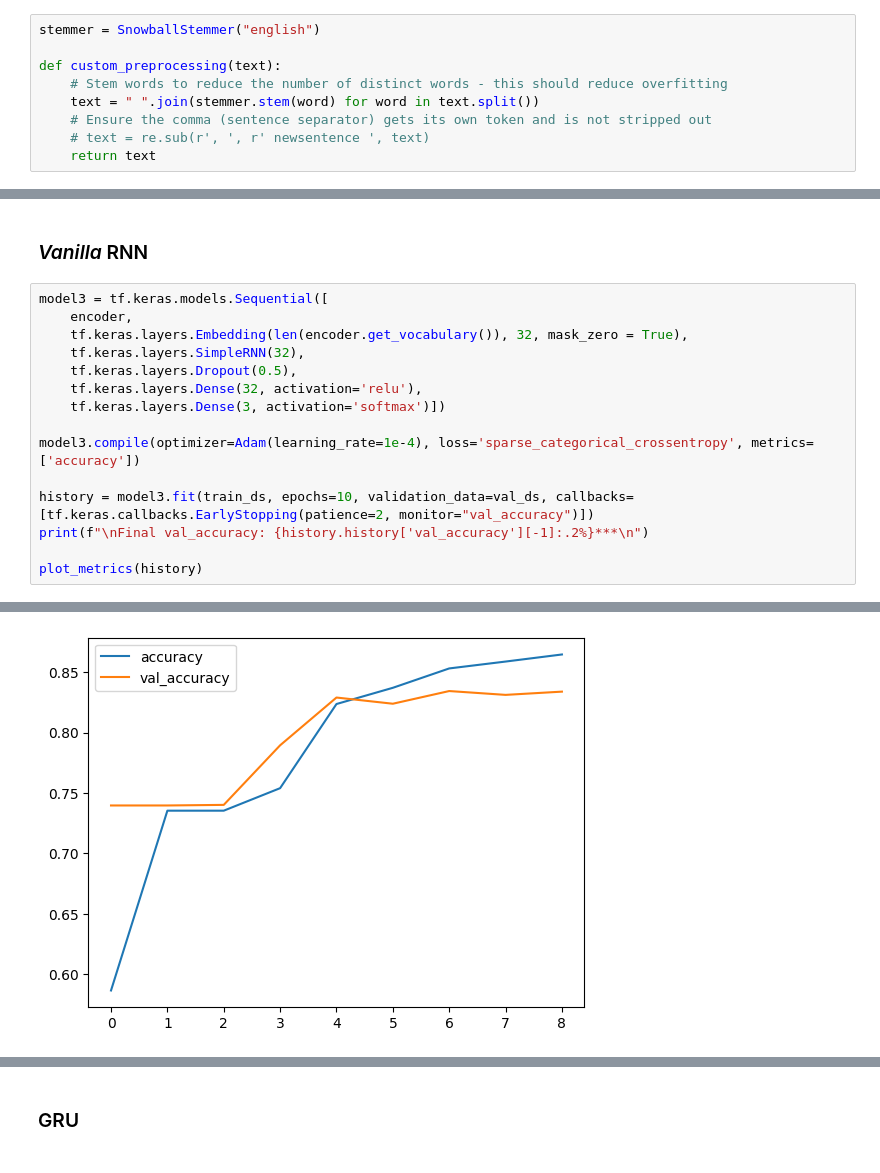
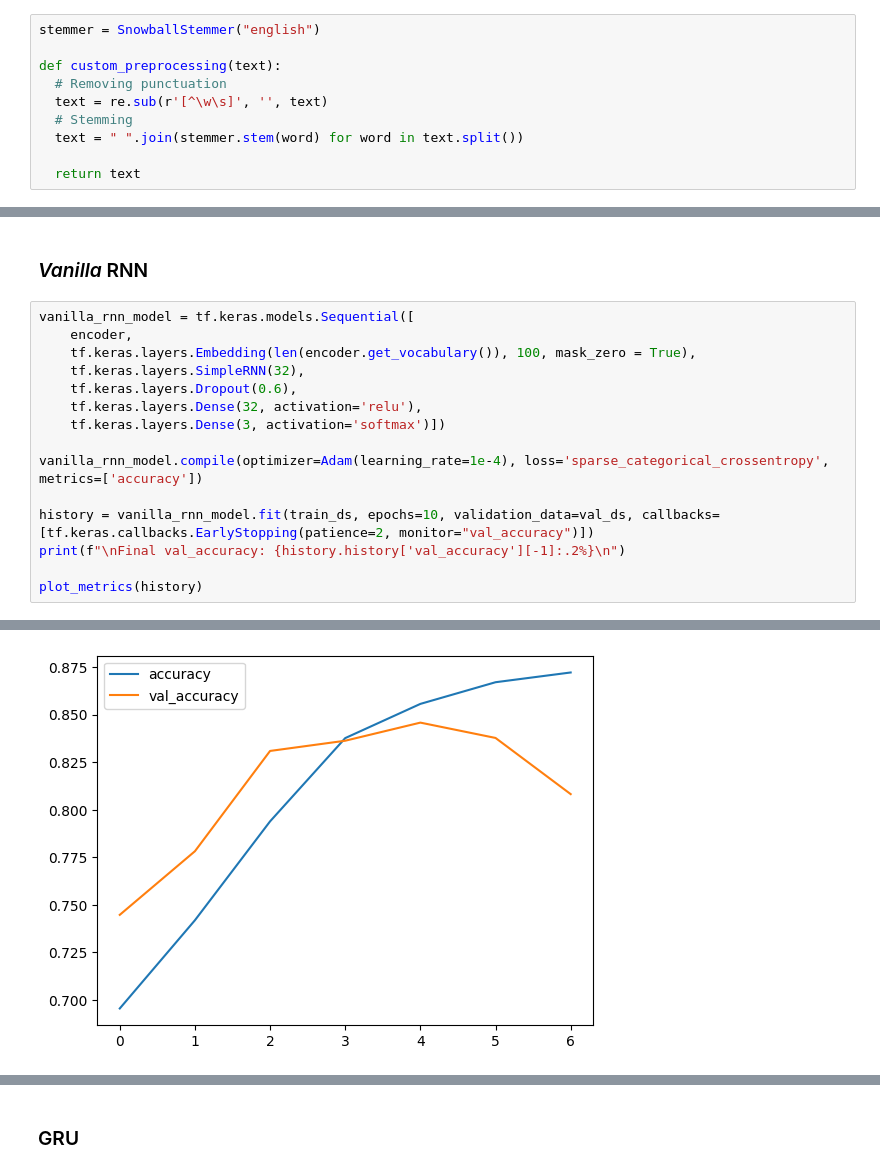
Before and after one commit to dsabljic/UUI-NLP-u-ugostiteljstvu, a Jupyter notebook: SentimentAnalysis.ipynb, the cells around one changed output, grey strips where cells are left out. Cells and saved outputs as stored; diff of their text form.

```diff
--- a/SentimentAnalysis.ipynb
+++ b/SentimentAnalysis.ipynb
@@ -237,11 +241,12 @@ X_train, X_val, y_train, y_val = train_test_split(X_train, y_train, test_size=0.
 stemmer = SnowballStemmer("english")
 
 def custom_preprocessing(text):
-    # Stem words to reduce the number of distinct words - this should reduce overfitting
-    text = " ".join(stemmer.stem(word) for word in text.split())
-    # Ensure the comma (sentence separator) gets its own token and is not stripped out
-    # text = re.sub(r', ', r' newsentence ', text)
-    return text
+  # Removing punctuation
+  text = re.sub(r'[^\w\s]', '', text)
+  # Stemming
+  text = " ".join(stemmer.stem(word) for word in text.split())
+
+  return text
 # %%
 X_train = X_train.apply(custom_preprocessing)
 X_val = X_val.apply(custom_preprocessing)
@@ -271,18 +276,18 @@ def plot_metrics(history):
 # %% [markdown]
 ### *Vanilla* RNN
 # %%
-model3 = tf.keras.models.Sequential([
+vanilla_rnn_model = tf.keras.models.Sequential([
     encoder,
-    tf.keras.layers.Embedding(len(encoder.get_vocabulary()), 32, mask_zero = True),
+    tf.keras.layers.Embedding(len(encoder.get_vocabulary()), 100, mask_zero = True),
     tf.keras.layers.SimpleRNN(32),
-    tf.keras.layers.Dropout(0.5),
+    tf.keras.layers.Dropout(0.6),
     tf.keras.layers.Dense(32, activation='relu'),
     tf.keras.layers.Dense(3, activation='softmax')])
 
-model3.compile(optimizer=Adam(learning_rate=1e-4), loss='sparse_categorical_crossentropy', metrics=['accuracy'])
+vanilla_rnn_model.compile(optimizer=Adam(learning_rate=1e-4), loss='sparse_categorical_crossentropy', metrics=['accuracy'])
 
-history = model3.fit(train_ds, epochs=10, validation_data=val_ds, callbacks=[tf.keras.callbacks.EarlyStopping(patience=2, monitor="val_accuracy")])
-print(f"\nFinal val_accuracy: {history.history['val_accuracy'][-1]:.2%}***\n")
+history = vanilla_rnn_model.fit(train_ds, epochs=10, validation_data=val_ds, callbacks=[tf.keras.callbacks.EarlyStopping(patience=2, monitor="val_accuracy")])
+print(f"\nFinal val_accuracy: {history.history['val_accuracy'][-1]:.2%}\n")
 
 plot_metrics(history)
 # %% [output]
@@ -309 +310 @@ Final val_accuracy: 83.38%***
-[figure, old version]
+[figure, new version]
```
Also changed, not shown: parts of 23 cells of this notebook.
